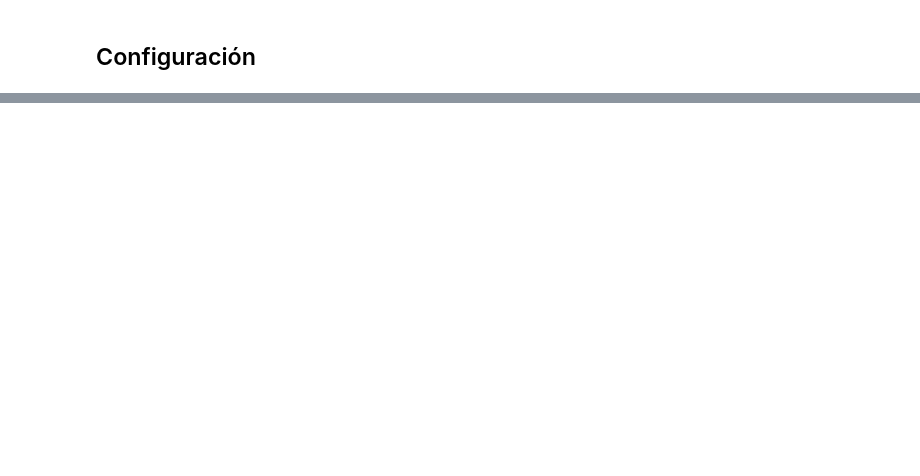
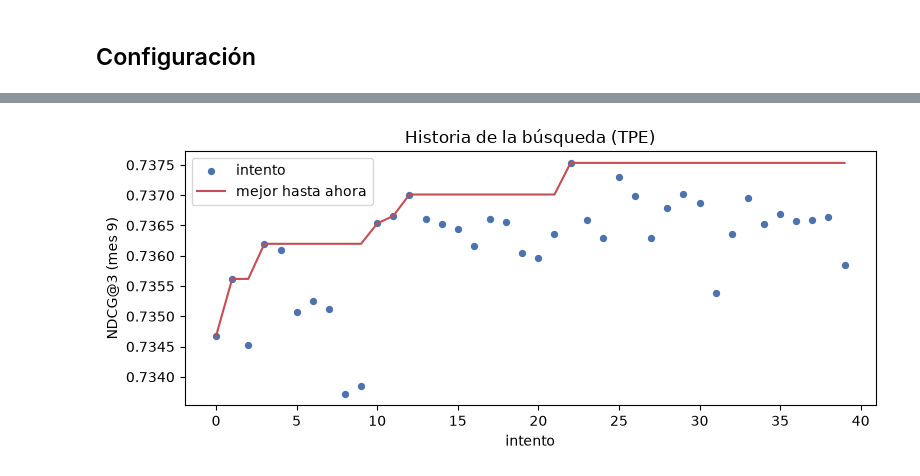
Before and after one commit to Nataliaa05/puzzle-recomendador, a Jupyter notebook: notebooks/12_lightgbm_ranker_optuna.ipynb, the cells around one changed output, grey strips where cells are left out. Drawn from its saved outputs; the diff is of its cells as text; code cells hidden in the pictures; blank space fills up the shorter version.

Commit message:
feat(ranking): LightGBM ajustado con Optuna para ti y para la mesa (notebook 12)

```diff
--- a/notebooks/12_lightgbm_ranker_optuna.ipynb
+++ b/notebooks/12_lightgbm_ranker_optuna.ipynb
@@ -41,0 +73,20 @@ _Hallazgos y decisiones que pasan al siguiente notebook._
+# %%
+meses_q = train.drop_duplicates("query_id").set_index("query_id")["mes"]
+lo, hi = ocfg["fit_months"]
+fit_q = meses_q[meses_q.between(lo, hi)].index.to_numpy()
+fit_q = make_rng(SEED, "optuna_queries").choice(fit_q, int(ocfg["query_share"] * len(fit_q)), replace=False)
+fit_df = train[train["query_id"].isin(set(fit_q))]
+eval_df = train[train["mes"] == ocfg["eval_month"]]
+dfit = to_lgbm(fit_df, FOR_YOU)
+deval = to_lgbm(eval_df, FOR_YOU, dfit.categories)
+
+def objetivo(params):
+    b = fit_ranker(dfit, deval, params, num_boost_round=ocfg["num_boost_round"],
+                   early_stopping_rounds=mcfg["lgbm_ranker"]["early_stopping_rounds"], seed=SEED)
+    return b.best_score["valid_0"]["ndcg@3"]
+
+estudio = run_study(objetivo, ocfg["search_space"], n_trials=ocfg["n_trials"], seed=SEED)
+historia = estudio.trials_dataframe()[["number", "value", *[f"params_{p}" for p in ocfg["search_space"]]]]
+display(pd.Series({"consultas de ajuste": len(fit_q), "consultas de evaluación (mes 9)": eval_df["query_id"].nunique(),
+                   "mejor NDCG@3 (mes 9)": estudio.best_value}, name="valor").to_frame().T)
+pd.Series(estudio.best_params, name="mejores hiperparámetros").to_frame()
@@ -41,0 +102,8 @@ _Hallazgos y decisiones que pasan al siguiente notebook._
+# %%
+fig, ax = plt.subplots(figsize=(8, 3.5))
+ax.scatter(historia["number"], historia["value"], s=18, color="#4C72B0", label="intento")
+ax.plot(historia["number"], historia["value"].cummax(), color="#C44E52", label="mejor hasta ahora")
+ax.set_xlabel("intento"); ax.set_ylabel("NDCG@3 (mes 9)"); ax.set_title("Historia de la búsqueda (TPE)"); ax.legend()
+fig.tight_layout(); fig.savefig(paths.figures / "12_historia_optuna.png", dpi=150)
+# %% [output]
+[figure, added]
```
Also changed, not shown: parts of 27 cells of this notebook.
